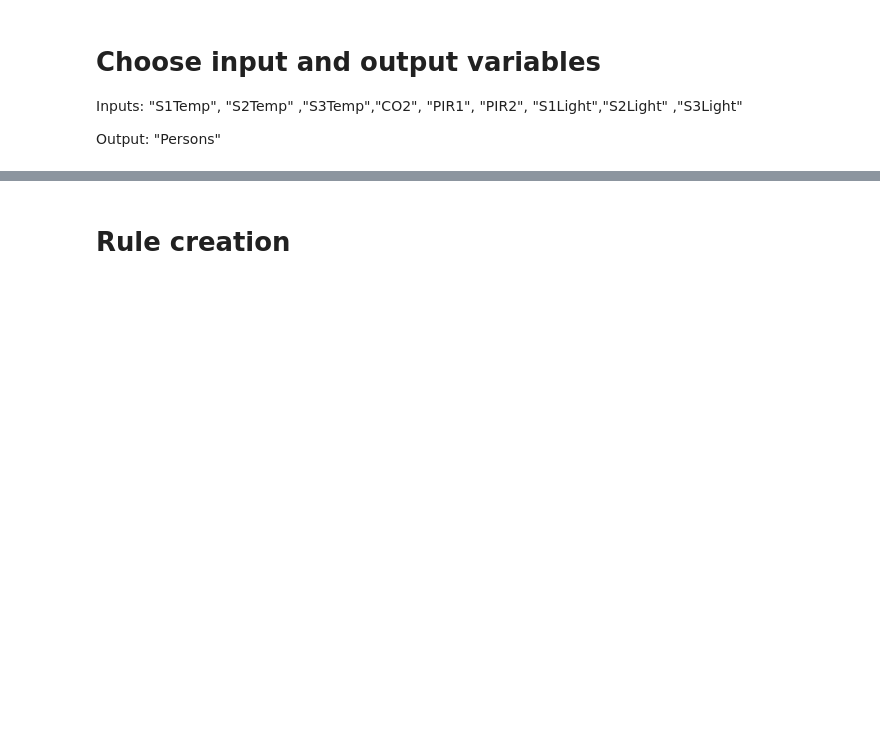
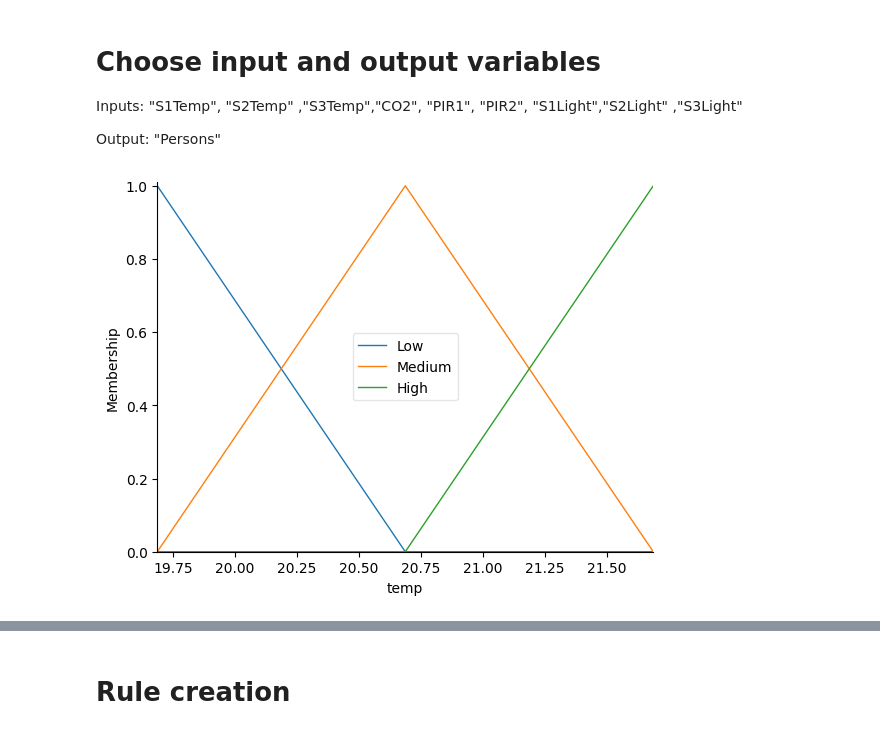
Before and after one commit to hslima00/CInte, a Jupyter notebook: fuzzy.ipynb, the cells around one changed output, grey strips where cells are left out. Cells and saved outputs as stored; diff of their text form; code cells hidden in the pictures; blank space fills up the shorter version.

Commit message:
fuzzy update

```diff
--- a/fuzzy.ipynb
+++ b/fuzzy.ipynb
@@ -66,84 +61,55 @@ Inputs: "S1Temp", "S2Temp"
 
 Output: "Persons"
 # %%
+
+
 # Generate universe variables
 #   * temperature subjective ranges [19, 24]
 #   * CO2 subjective ranges [300, 1300]
 #   * PIR subjective ranges [0, 1]
 #   * light subjective ranges [0, 600]
 
-x_temperature = np.arange(data_df['MeanTemp'].min(), data_df['MeanTemp'].max(), 1)
-x_CO2 = np.arange(data_df['CO2'].min(), data_df['CO2'].max(), 1)
-x_light = np.arange(data_df['MeanLight'].min(), data_df['MeanLight'].max(), 1)
+x_temperature   = np.arange(data_df['MeanTemp'].min(), data_df['MeanTemp'].max(), 1)
+x_CO2           = np.arange(data_df['CO2'].min(), data_df['CO2'].max()+1, 1)
+x_light         = np.arange(data_df['MeanLight'].min(), data_df['MeanLight'].max()+1, 1)
+y_person        = np.arange(data_df['Persons'].min(), data_df['Persons'].max() +1, 1)
 
-y_person = np.arange(0, 4, 1)
 
-print(y_person)
+temp    = ctrl.Antecedent(x_temperature, 'temp')
+CO2     = ctrl.Antecedent(x_CO2, 'CO2')
+light   = ctrl.Antecedent(x_light, 'light')
+person  = ctrl.Consequent(y_person, 'person')
+
 min = x_temperature.min()
 max = x_temperature.max()
 med = min+((max-min)/2)
 
-# Generate fuzzy membership functions
-temperature_lo = fuzz.trimf(x_temperature , [min, min, med])
-temperature_md = fuzz.trimf(x_temperature , [min, med, max])
-temperature_hi = fuzz.trimf(x_temperature , [med, max, max])
+temp['Low'] = fuzz.trimf(temp.universe, [min, min, med])
+temp['Medium'] = fuzz.trimf(temp.universe, [min, med, max])
+temp['High'] = fuzz.trimf(temp.universe, [med, max, max])
 
 min = x_CO2.min()
 max = x_CO2.max()
 med = min+((max-min)/2)
+CO2['Low'] = fuzz.trimf(CO2.universe, [min, min, med])
+CO2['Medium'] = fuzz.trimf(CO2.universe, [min, med, max])
+CO2['High'] = fuzz.trimf(CO2.universe, [med, max, max])
 
-CO2_lo = fuzz.trimf(x_CO2 , [min, min, med])
-CO2_md = fuzz.trimf(x_CO2 , [min, med, max])
-CO2_hi = fuzz.trimf(x_CO2 , [med, max, max])
+min = x_light.min()
+max = x_light.max()
+med = min+((max-min)/2)
+light['Low'] = fuzz.trimf(light.universe, [min, min, med])
+light['Medium'] = fuzz.trimf(light.universe, [min, med, max])
+light['High'] = fuzz.trimf(light.universe, [med, max, max])
 
 
-min = x_light.min()
-max=x_light.max()
-med = min+((max-min)/2)
-light_lo = fuzz.trimf(x_light , [min, min, med])
-light_md = fuzz.trimf(x_light , [min, med, max])
-light_hi = fuzz.trimf(x_light , [med, max, max])
+person['Empty'] = fuzz.trimf(person.universe, [-1,0, 1])
+#person['Normal'] = fuzz.trimf(person.universe, [0,3/2, 3])
+person['Crowded'] = fuzz.trapmf(person.universe, [1.5,2,3,3])
 
-min = y_person.min()
-max = y_person.max()
-med = min+((max-min)/2)
-person_lo = fuzz.trimf(y_person , [min, min, med])
-person_md = fuzz.trimf(y_person , [min, med, max])
-person_hi = fuzz.trimf(y_person , [med, max, max])
-
-# Visualize these universes and membership functions
-fig, (ax0, ax1, ax2, ax3) = plt.subplots(nrows=4, figsize=(20,10))
-
-ax0.plot(x_temperature, temperature_lo, 'b', linewidth=1.5, label='Low')
-ax0.plot(x_temperature, temperature_md, 'g', linewidth=1.5, label='Medium')
-ax0.plot(x_temperature, temperature_hi, 'r', linewidth=1.5, label='High')
-ax0.set_title('Temperature')
-ax0.legend()
-
-ax1.plot(x_CO2, CO2_lo, 'b', linewidth=1.5, label='Low')
-ax1.plot(x_CO2, CO2_md, 'g', linewidth=1.5, label='Medium')
-ax1.plot(x_CO2, CO2_hi, 'r', linewidth=1.5, label='High')
-ax1.set_title('CO2')
-ax1.legend()
-
-ax2.plot(x_light, light_lo, 'b', linewidth=1.5, label='Low')
-ax2.plot(x_light, light_md, 'g', linewidth=1.5, label='Medium')
-ax2.plot(x_light, light_hi, 'r', linewidth=1.5, label='High')
-ax2.set_title('Light')
-ax2.legend()
-
-ax3.plot(y_person, person_lo, 'b', linewidth=1.5, label='Empty')
-ax3.plot(y_person, person_md, 'g', linewidth=1.5, label='Normal')
-ax3.plot(y_person, person_hi, 'r', linewidth=1.5, label='Crowded')
-ax3.set_title('Person')
-ax3.legend()
-
-
-# Turn off top/right axes
-for ax in (ax0, ax1, ax2):
-    ax.spines['top'].set_visible(False)
-    ax.spines['right'].set_visible(False)
-    ax.get_xaxis().tick_bottom()
-    ax.get_yaxis().tick_left()
-
-plt.tight_layout()
+temp.view()
+CO2.view()
+light.view()
+person.view()
+# %% [output]
+[figure, added]
```
Also changed, not shown: parts of 4 cells of this notebook.
